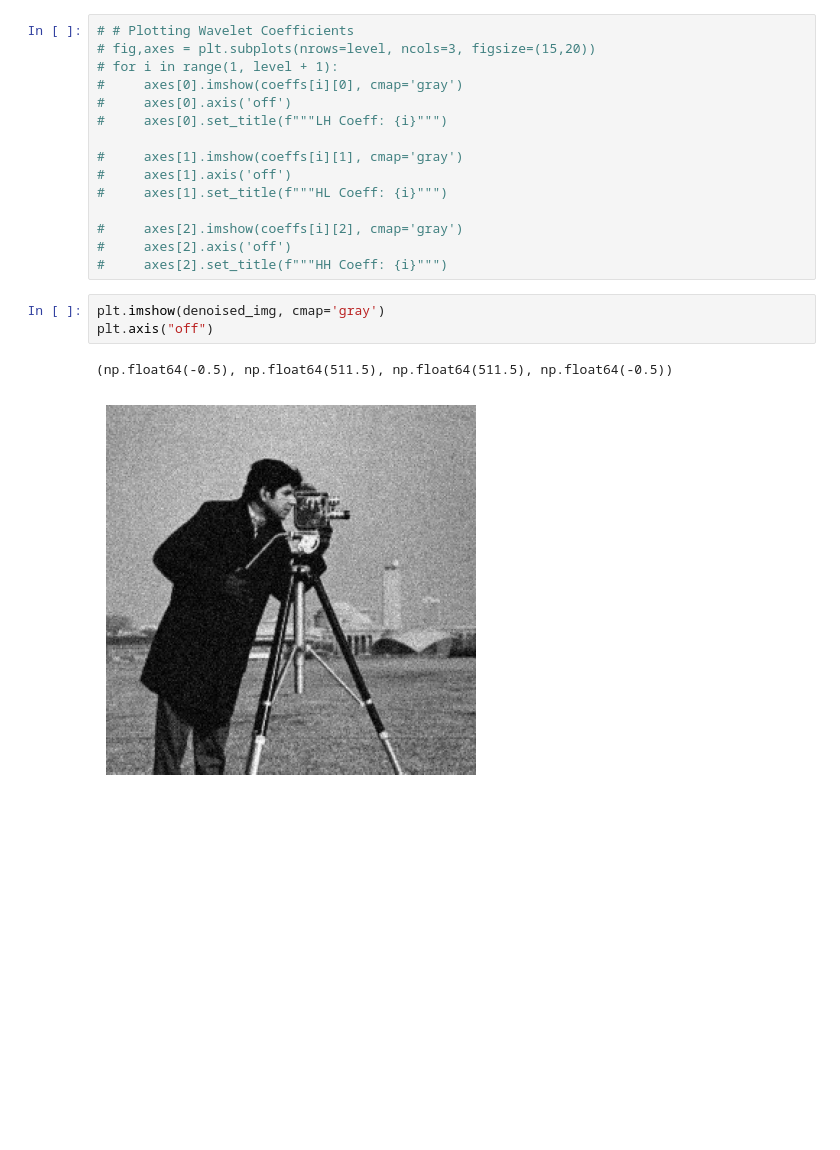
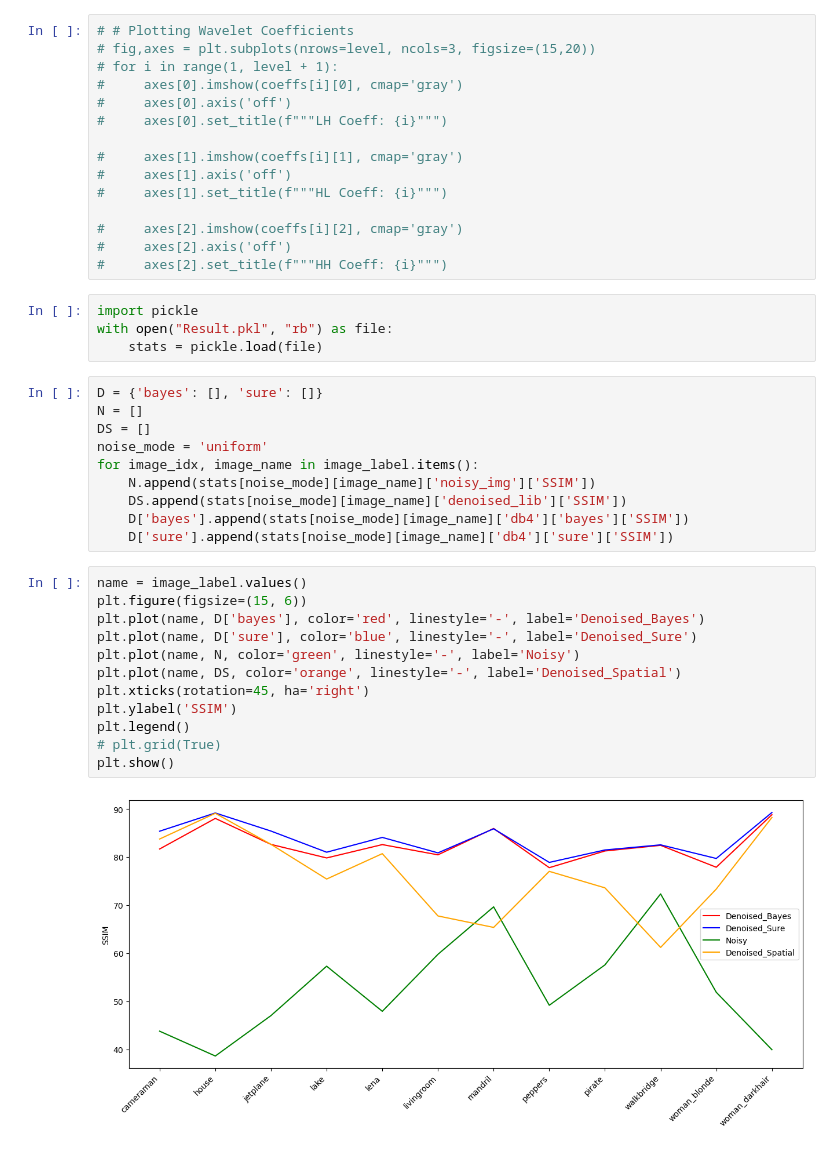
Before and after one commit to tejashmore25/Wavelet-Based-Image-Denoising-using-Thresholding-Techniques, a Jupyter notebook: DIP_project.ipynb, the cells around one changed output. Drawn from its saved outputs; the diff is of its cells as text; blank space fills up the shorter version.

```diff
--- a/DIP_project.ipynb
+++ b/DIP_project.ipynb
@@ -165,9 +176,31 @@ plt.show()
 #     axes[2].imshow(coeffs[i][2], cmap='gray')
 #     axes[2].axis('off')
 #     axes[2].set_title(f"""HH Coeff: {i}""")
-# %%
-plt.imshow(denoised_img, cmap='gray')
-plt.axis("off")
-# %% [output]
-(np.float64(-0.5), np.float64(511.5), np.float64(511.5), np.float64(-0.5))
-[figure, removed]
+# %%
+import pickle
+with open("Result.pkl", "rb") as file:
+    stats = pickle.load(file)
+# %%
+D = {'bayes': [], 'sure': []}
+N = []
+DS = []
+noise_mode = 'uniform'
+for image_idx, image_name in image_label.items():
+    N.append(stats[noise_mode][image_name]['noisy_img']['SSIM'])
+    DS.append(stats[noise_mode][image_name]['denoised_lib']['SSIM'])
+    D['bayes'].append(stats[noise_mode][image_name]['db4']['bayes']['SSIM'])
+    D['sure'].append(stats[noise_mode][image_name]['db4']['sure']['SSIM'])
+# %%
+name = image_label.values()
+plt.figure(figsize=(15, 6))
+plt.plot(name, D['bayes'], color='red', linestyle='-', label='Denoised_Bayes')
+plt.plot(name, D['sure'], color='blue', linestyle='-', label='Denoised_Sure')
+plt.plot(name, N, color='green', linestyle='-', label='Noisy')
+plt.plot(name, DS, color='orange', linestyle='-', label='Denoised_Spatial')
+plt.xticks(rotation=45, ha='right')
+plt.ylabel('SSIM')
+plt.legend()
+# plt.grid(True)
+plt.show()
+# %% [output]
+[figure, added]
```
Also changed, not shown: parts of 4 cells of this notebook.
